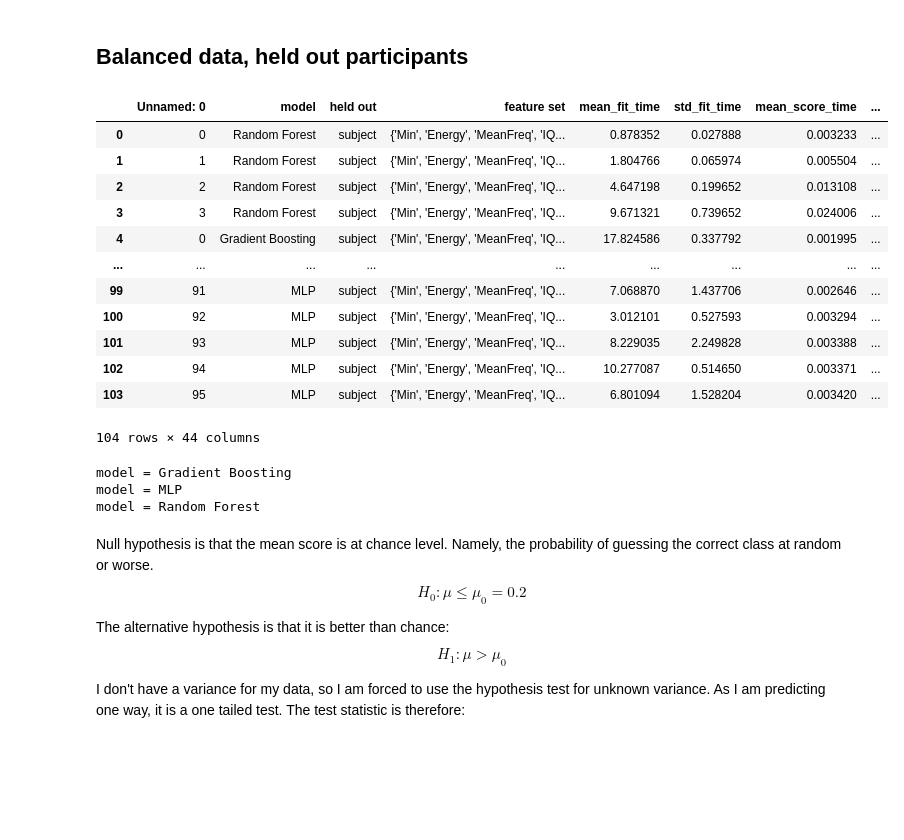
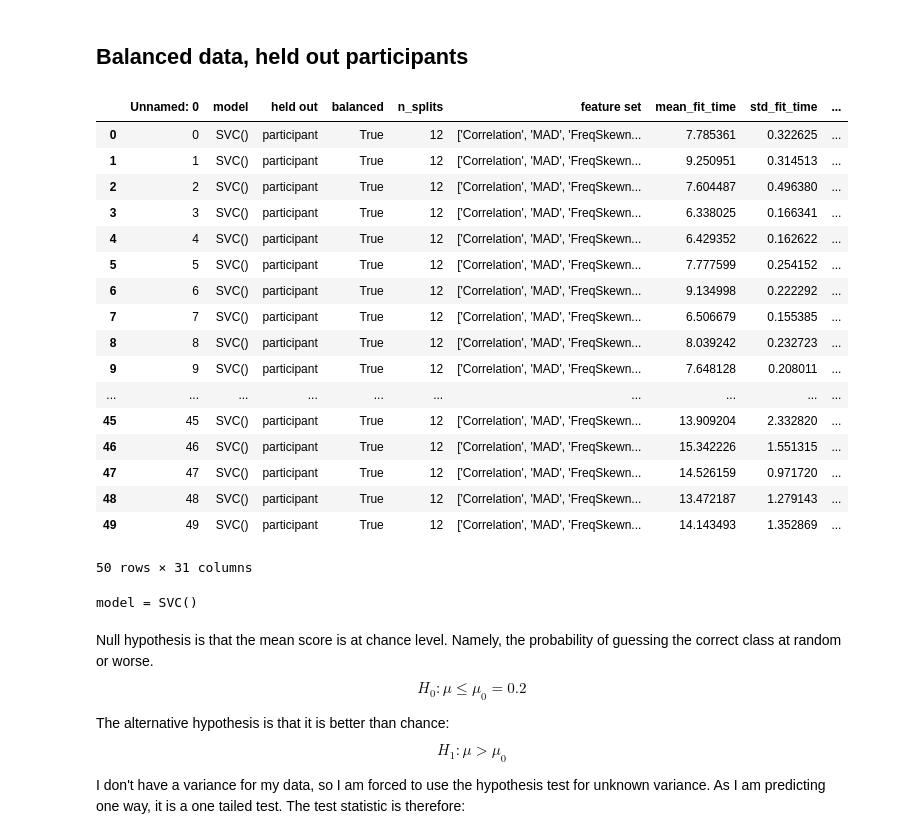
Before and after one commit to lukedickens/predicament, a Jupyter notebook: notebooks/Analyse_results.ipynb, the cells around one changed output. Saved outputs shown, nothing was run; the diff lists cells and outputs as text; code cells hidden in the pictures; blank space fills up the shorter version.

```diff
--- a/notebooks/Analyse_results.ipynb
+++ b/notebooks/Analyse_results.ipynb
@@ -70,30 +70,47 @@ from prepare_evaluation_data import load_dataframe_and_config
 # %% [markdown]
 ## Balanced data, held out participants
 # %%
-res_fname = 'balanced_eeg_2023-12-12T08:43:49.csv'
+#res_fname = 'balanced_eeg_2023-12-11T10:13:02.csv'
+#res_fname = 'balanced_eeg_2023-12-12T08:43:49.csv'
+#res_fname = 'bayesian_optimization_random_forest_2023-12-20T18:40:43.csv'
+#res_fname = 'bayesian_optimization_random_forest_2023-12-20T18:40:48.csv'
+#res_fname = 'bayesian_optimization_RandomForest_2023-12-28T19:06:57.csv'
+#res_fname = 'bayesian_optimization_RandomForest_2024-02-20T19:56:15.csv'
+#res_fname = 'bayesian_optimization_RandomForest_2024-02-22T16:04:38.csv'
+#res_fname = 'bayesian_optimization_RandomForest_2024-02-22T16:06:29.csv'
+#res_fname = 'bayesian_optimization_SVC_2024-03-26T18:31:45.csv'
+#res_fname = 'bayesian_optimization_SVC_2024-03-27T01:13:44.csv'
+#res_fname = 'bayesian_optimization_SVC_2024-03-27T11:01:12.csv'
+res_fname = 'bayesian_optimization_SVC_2024-03-27T13:42:44.csv'
+
 import os
 res_fpath = os.path.join(RESULTS_BASE_PATH, res_fname)
 df = pd.read_csv(res_fpath)
 df
 # %% [output]
-|  | Unnamed: 0 | model | held out | feature set | mean_fit_time | std_fit_time | mean_score_time | ... |
-| 0 | 0 | Random Forest | subject | {'Min', 'Energy', 'MeanFreq', 'IQ... | 0.878352 | 0.027888 | 0.003233 | ... |
-| 1 | 1 | Random Forest | subject | {'Min', 'Energy', 'MeanFreq', 'IQ... | 1.804766 | 0.065974 | 0.005504 | ... |
-| 2 | 2 | Random Forest | subject | {'Min', 'Energy', 'MeanFreq', 'IQ... | 4.647198 | 0.199652 | 0.013108 | ... |
-| 3 | 3 | Random Forest | subject | {'Min', 'Energy', 'MeanFreq', 'IQ... | 9.671321 | 0.739652 | 0.024006 | ... |
-| 4 | 0 | Gradient Boosting | subject | {'Min', 'Energy', 'MeanFreq', 'IQ... | 17.824586 | 0.337792 | 0.001995 | ... |
-| ... | ... | ... | ... | ... | ... | ... | ... | ... |
-| 99 | 91 | MLP | subject | {'Min', 'Energy', 'MeanFreq', 'IQ... | 7.068870 | 1.437706 | 0.002646 | ... |
-| 100 | 92 | MLP | subject | {'Min', 'Energy', 'MeanFreq', 'IQ... | 3.012101 | 0.527593 | 0.003294 | ... |
-| 101 | 93 | MLP | subject | {'Min', 'Energy', 'MeanFreq', 'IQ... | 8.229035 | 2.249828 | 0.003388 | ... |
-| 102 | 94 | MLP | subject | {'Min', 'Energy', 'MeanFreq', 'IQ... | 10.277087 | 0.514650 | 0.003371 | ... |
-| 103 | 95 | MLP | subject | {'Min', 'Energy', 'MeanFreq', 'IQ... | 6.801094 | 1.528204 | 0.003420 | ... |
+|  | Unnamed: 0 | model | held out | balanced | n_splits | feature set | mean_fit_time | std_fit_time | ... |
+| 0 | 0 | SVC() | participant | True | 12 | ['Correlation', 'MAD', 'FreqSkewn... | 7.785361 | 0.322625 | ... |
+| 1 | 1 | SVC() | participant | True | 12 | ['Correlation', 'MAD', 'FreqSkewn... | 9.250951 | 0.314513 | ... |
+| 2 | 2 | SVC() | participant | True | 12 | ['Correlation', 'MAD', 'FreqSkewn... | 7.604487 | 0.496380 | ... |
+| 3 | 3 | SVC() | participant | True | 12 | ['Correlation', 'MAD', 'FreqSkewn... | 6.338025 | 0.166341 | ... |
+| 4 | 4 | SVC() | participant | True | 12 | ['Correlation', 'MAD', 'FreqSkewn... | 6.429352 | 0.162622 | ... |
+| 5 | 5 | SVC() | participant | True | 12 | ['Correlation', 'MAD', 'FreqSkewn... | 7.777599 | 0.254152 | ... |
+| 6 | 6 | SVC() | participant | True | 12 | ['Correlation', 'MAD', 'FreqSkewn... | 9.134998 | 0.222292 | ... |
+| 7 | 7 | SVC() | participant | True | 12 | ['Correlation', 'MAD', 'FreqSkewn... | 6.506679 | 0.155385 | ... |
+| 8 | 8 | SVC() | participant | True | 12 | ['Correlation', 'MAD', 'FreqSkewn... | 8.039242 | 0.232723 | ... |
+| 9 | 9 | SVC() | participant | True | 12 | ['Correlation', 'MAD', 'FreqSkewn... | 7.648128 | 0.208011 | ... |
+| ... | ... | ... | ... | ... | ... | ... | ... | ... | ... |
+| 45 | 45 | SVC() | participant | True | 12 | ['Correlation', 'MAD', 'FreqSkewn... | 13.909204 | 2.332820 | ... |
+| 46 | 46 | SVC() | participant | True | 12 | ['Correlation', 'MAD', 'FreqSkewn... | 15.342226 | 1.551315 | ... |
+| 47 | 47 | SVC() | participant | True | 12 | ['Correlation', 'MAD', 'FreqSkewn... | 14.526159 | 0.971720 | ... |
+| 48 | 48 | SVC() | participant | True | 12 | ['Correlation', 'MAD', 'FreqSkewn... | 13.472187 | 1.279143 | ... |
+| 49 | 49 | SVC() | participant | True | 12 | ['Correlation', 'MAD', 'FreqSkewn... | 14.143493 | 1.352869 | ... |
-104 rows × 44 columns
+50 rows × 31 columns
 # %%
 # find the best performing row for each model type
 # and extract test scores
 
-cols_of_interest = [f'split{i}_test_score' for i in range(12)]
+cols_of_interest = [ col for col in df.columns if col.startswith('split') and col.endswith('test_score')]
 
 model_to_scores = {}
 for model in np.unique(df['model']):
@@ -105,9 +122,7 @@ for model in np.unique(df['model']):
     model_to_scores[model] = test_scores
 #     res = dict(res.iloc[0])
 # %% [output]
-model = Gradient Boosting
-model = MLP
-model = Random Forest
+model = SVC()
 # %% [markdown]
 Null hypothesis is that the mean score is at chance level. Namely, the probability of guessing the correct class at random or worse.
 $$H_0: \mu \leq \mu_0 = 0.2$$
```
Also changed, not shown: parts of 1 cell of this notebook, 21 other files.
